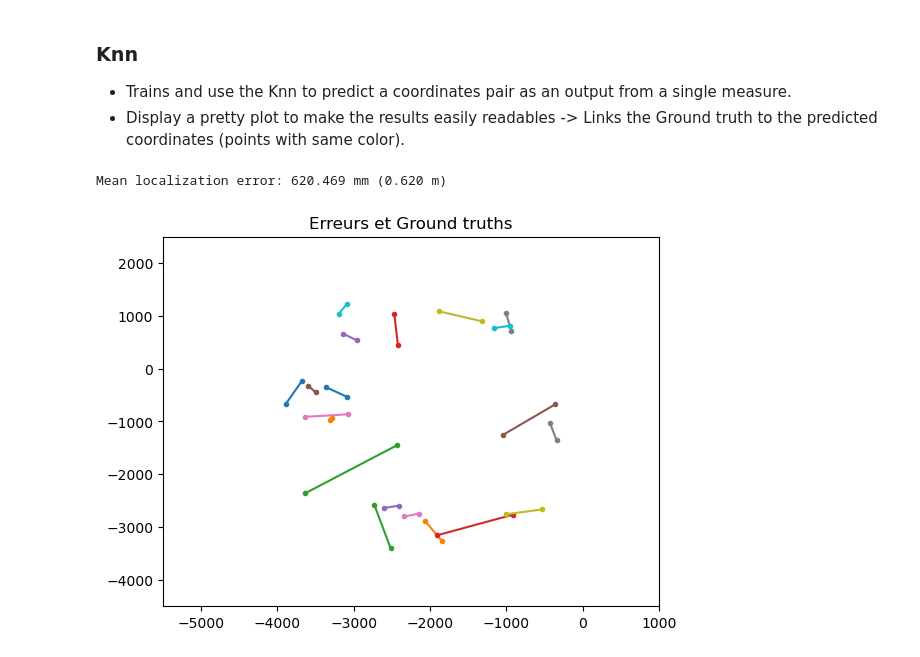
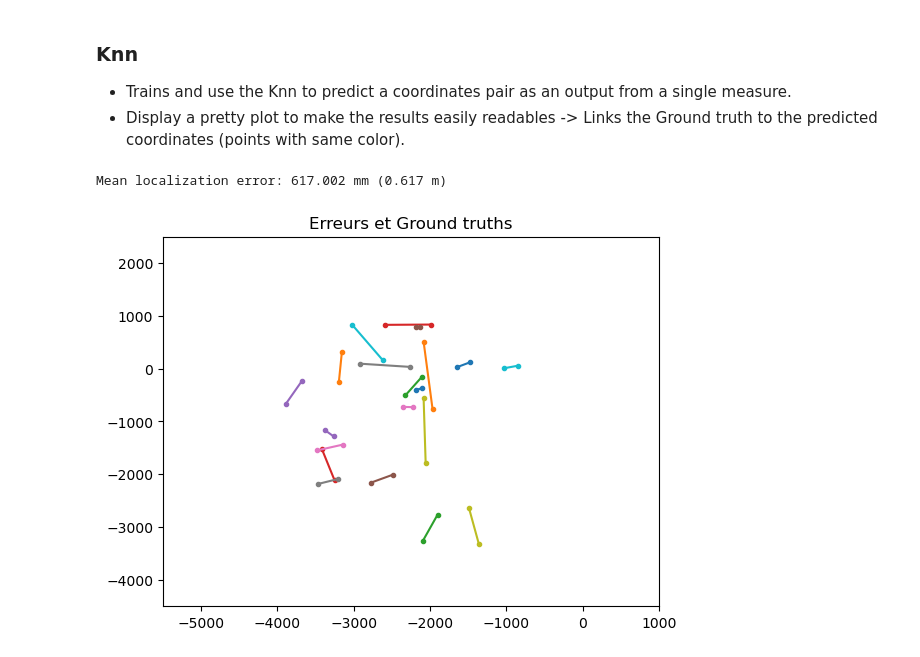
Before and after one commit to Flooweur/hackathon-acoustic-2024, a Jupyter notebook: acoustic.ipynb, the cells around one changed output. Cells and saved outputs as stored; diff of their text form; code cells hidden in the pictures.

```diff
--- a/acoustic.ipynb
+++ b/acoustic.ipynb
@@ -187,0 +188,11 @@ We can then use the Linear Regression model to make predictions.
+# %%
+labels = centroid
+
+# Classical approach of a Linear Regression model
+
+# Split into train and test sets
+X_train, X_test, y_train, y_test = train_test_split(features, labels, test_size=0.2, random_state=42)
+
+# Reshape the RMS levels data to have the correct shape
+X_train_reshaped = X_train.reshape(X_train.shape[0], -1)
+X_test_reshaped = X_test.reshape(X_test.shape[0], -1)
@@ -188 +201,6 @@ We can then use the Linear Regression model to make predictions.
+# %%
+# Early fusion model, don't run this cell if you have run the cell above and vice-versa
+regressor = LinearRegression()
+regressor.fit(X_train_reshaped,np.column_stack((y_train[:,0],  y_train[:, 1])))
+y_pred = regressor.predict(X_test_reshaped)
 # %%
@@ -274,28 +278,28 @@ plt.show()
 - Display a pretty plot to make the results easily readables -> Links the Ground truth to the predicted coordinates (points with same color).
 # %%
 # Split the input and output into train and test sets
-X_train, X_test, y_train, y_test = train_test_split(scaled_deconvoled, centroids, test_size=0.2)
+X_train, X_test, y_train, y_test = train_test_split(scaled_deconvoled, centroid, test_size=0.2)
 
 # Init the Knn regressor
 regressor = KNeighborsRegressor(n_neighbors=2)
 regressor.fit(X_train, y_train)
 
 # Make predictions on test set
 y_pred = regressor.predict(X_test)
 
 # Calculate Euclidean distance between predicted and actual coordinates
 errors = np.sqrt(np.sum((y_pred - y_test)**2, axis=1))
 mean_error = np.mean(errors)
 print(f'\nMean localization error: {mean_error:.3f} mm ({(mean_error/1000):.3f} m)')
 
 # Display n distances in a pretty graph
 for i in range(20):
     plt.plot([y_pred[i][0], y_test[i][0]], [y_pred[i][1], y_test[i][1]], marker = '.')
 
 plt.title("Erreurs et Ground truths")
 plt.xlim([-5500, 1000])
 plt.ylim([-4500, 2500])
 plt.show()
 # %% [output]
-Mean localization error: 620.469 mm (0.620 m)
+Mean localization error: 617.002 mm (0.617 m)
-[figure, old version]
+[figure, new version]
```
Also changed, not shown: parts of 6 cells of this notebook.
